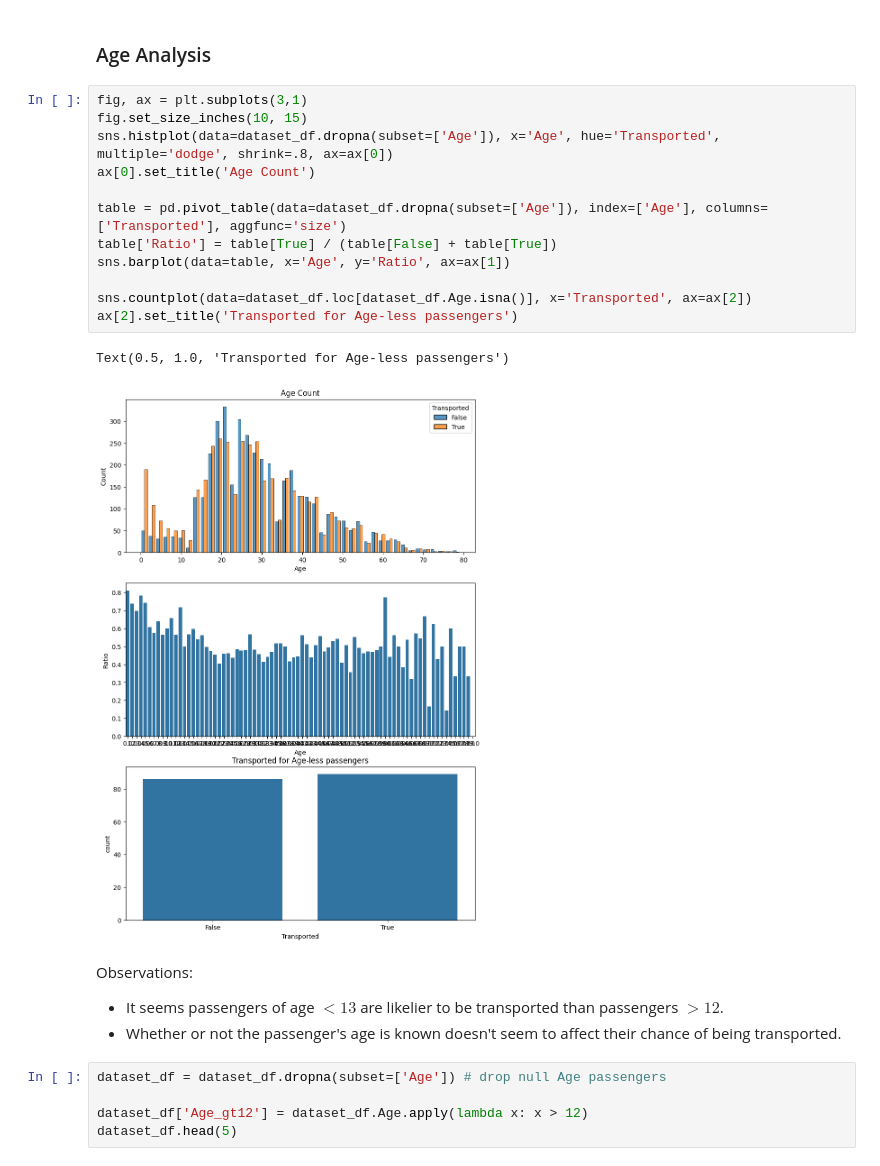
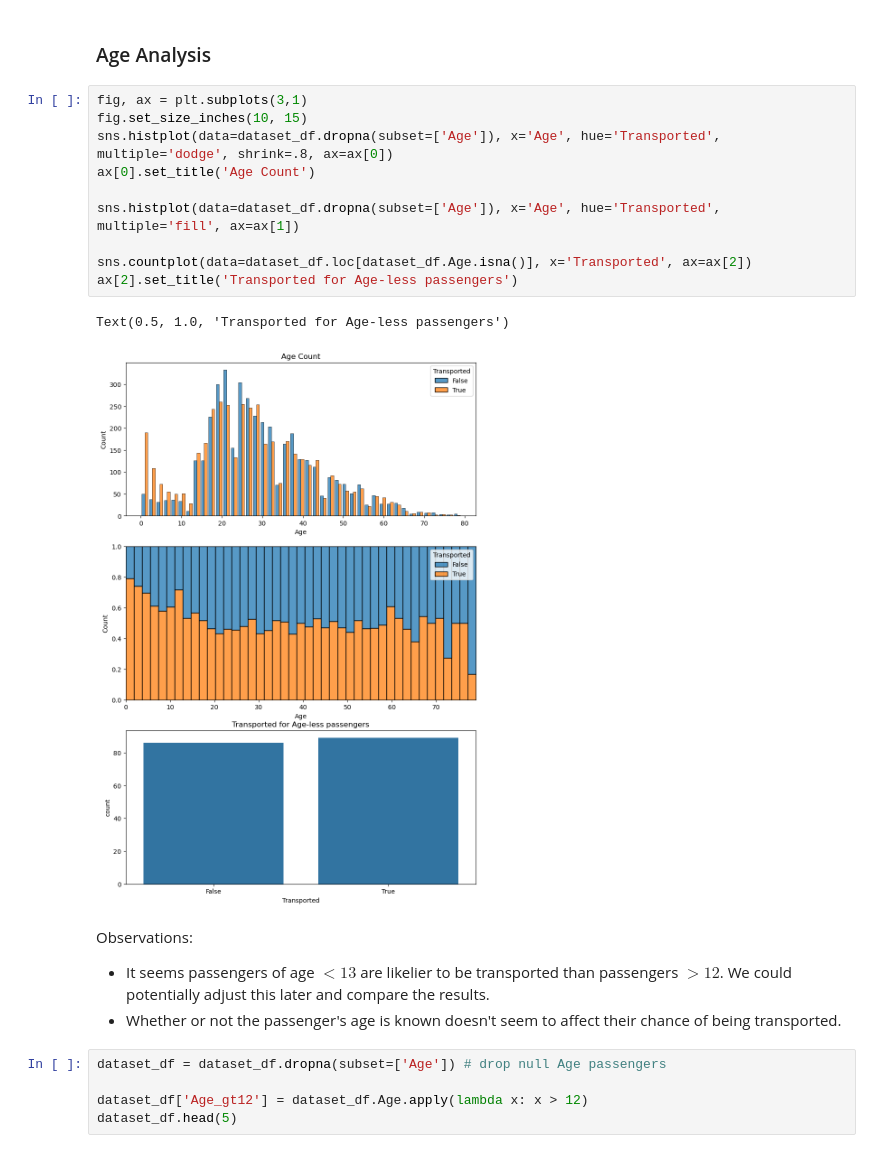
Before and after one commit to slothman3878/spaceship-titanic, a Jupyter notebook: main.ipynb, the cells around one changed output. Cells and saved outputs as stored; diff of their text form.

```diff
--- a/main.ipynb
+++ b/main.ipynb
@@ -334,21 +335,19 @@ sns.countplot(data=dataset_df, x='Group_size', hue='Transported', ax=ax)
 # %%
 fig, ax = plt.subplots(3,1)
 fig.set_size_inches(10, 15)
 sns.histplot(data=dataset_df.dropna(subset=['Age']), x='Age', hue='Transported', multiple='dodge', shrink=.8, ax=ax[0])
 ax[0].set_title('Age Count')
 
-table = pd.pivot_table(data=dataset_df.dropna(subset=['Age']), index=['Age'], columns=['Transported'], aggfunc='size')
-table['Ratio'] = table[True] / (table[False] + table[True])
-sns.barplot(data=table, x='Age', y='Ratio', ax=ax[1])
+sns.histplot(data=dataset_df.dropna(subset=['Age']), x='Age', hue='Transported', multiple='fill', ax=ax[1])
 
 sns.countplot(data=dataset_df.loc[dataset_df.Age.isna()], x='Transported', ax=ax[2])
 ax[2].set_title('Transported for Age-less passengers')
 # %% [output]
 Text(0.5, 1.0, 'Transported for Age-less passengers')
-[figure, old version]
+[figure, new version]
 # %% [markdown]
 Observations:
-- It seems passengers of age $\lt 13$ are likelier to be transported than passengers $\gt 12$.
+- It seems passengers of age $\lt 13$ are likelier to be transported than passengers $\gt 12$. We could potentially adjust this later and compare the results.
 - Whether or not the passenger's age is known doesn't seem to affect their chance of being transported.
 # %%
 dataset_df = dataset_df.dropna(subset=['Age']) # drop null Age passengers
```
Also changed, not shown: parts of 25 cells of this notebook.
